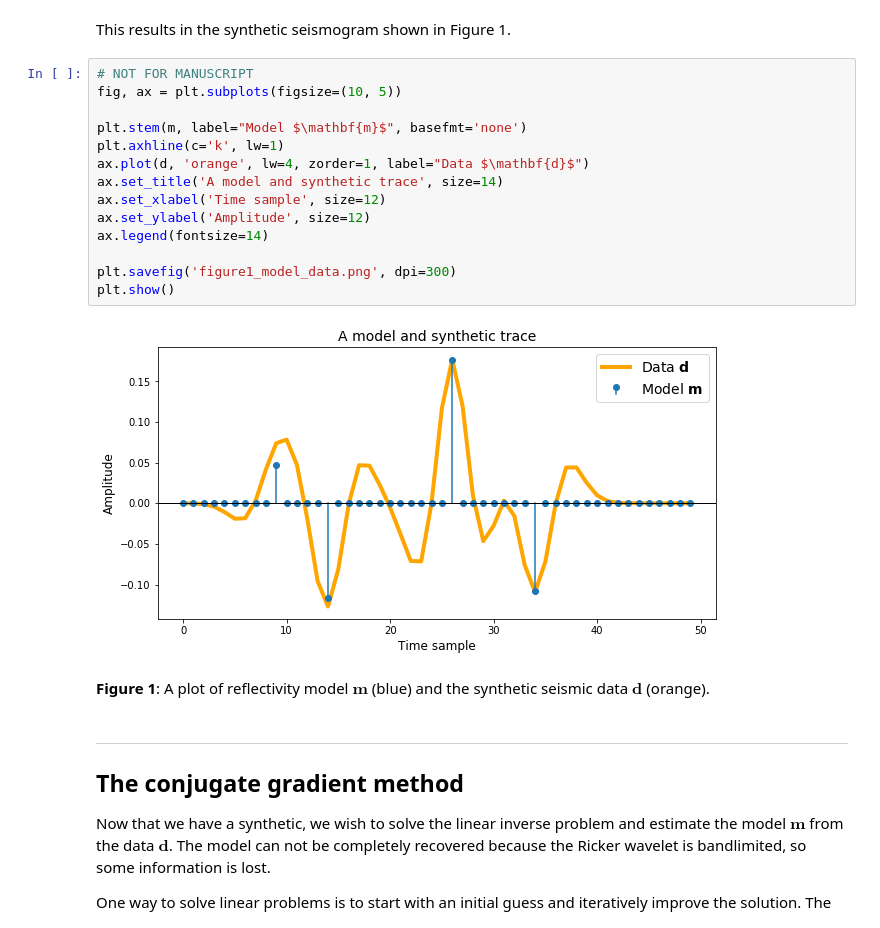
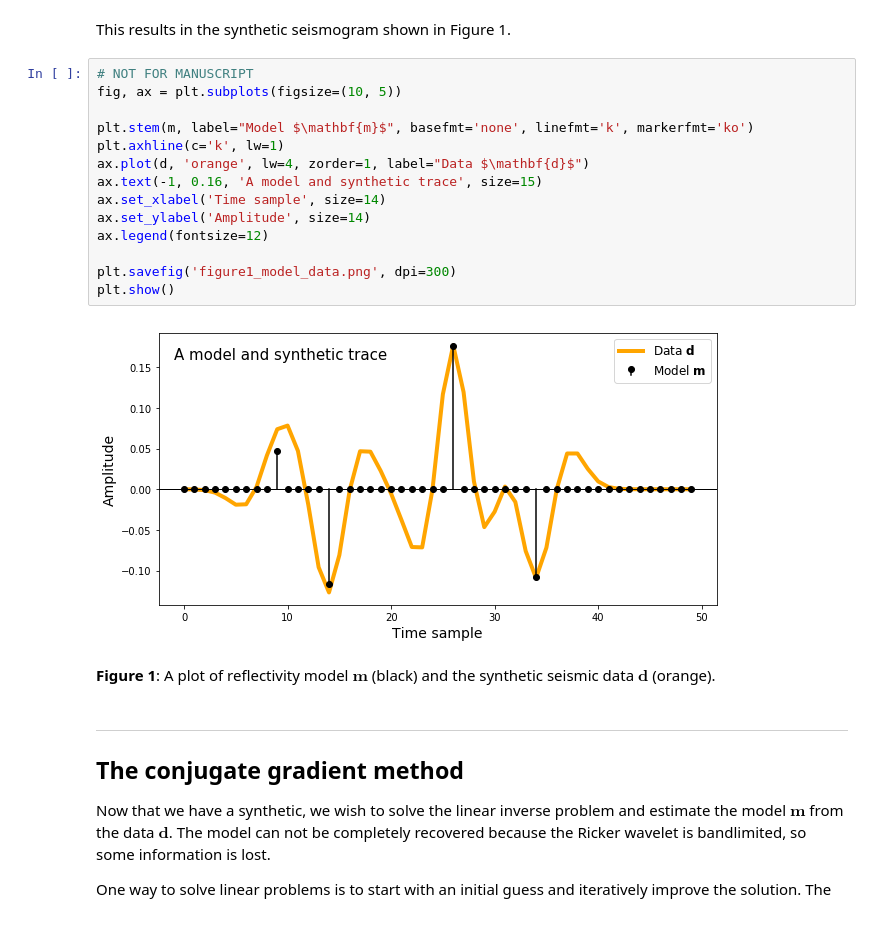
Before and after one commit to seg/tutorials-2018, a Jupyter notebook: 1804_Conjugate_gradient_inversion/conjugate_gradient_MS.ipynb, the cells around one changed output. Cells and saved outputs as stored; diff of their text form.

```diff
--- a/1804_Conjugate_gradient_inversion/conjugate_gradient_MS.ipynb
+++ b/1804_Conjugate_gradient_inversion/conjugate_gradient_MS.ipynb
@@ -188,21 +188,21 @@ This results in the synthetic seismogram shown in Figure 1.
 # %%
 # NOT FOR MANUSCRIPT
 fig, ax = plt.subplots(figsize=(10, 5))
 
-plt.stem(m, label="Model $\mathbf{m}$", basefmt='none')
+plt.stem(m, label="Model $\mathbf{m}$", basefmt='none', linefmt='k', markerfmt='ko')
 plt.axhline(c='k', lw=1)
 ax.plot(d, 'orange', lw=4, zorder=1, label="Data $\mathbf{d}$")
-ax.set_title('A model and synthetic trace', size=14)
-ax.set_xlabel('Time sample', size=12)
-ax.set_ylabel('Amplitude', size=12)
-ax.legend(fontsize=14)
+ax.text(-1, 0.16, 'A model and synthetic trace', size=15)
+ax.set_xlabel('Time sample', size=14)
+ax.set_ylabel('Amplitude', size=14)
+ax.legend(fontsize=12)
 
 plt.savefig('figure1_model_data.png', dpi=300)
 plt.show()
 # %% [output]
-[figure, old version]
+[figure, new version]
 # %% [markdown]
-__Figure 1__: A plot of reflectivity model $\mathbf{m}$ (blue) and the synthetic seismic data $\mathbf{d}$ (orange).
+__Figure 1__: A plot of reflectivity model $\mathbf{m}$ (black) and the synthetic seismic data $\mathbf{d}$ (orange).
 # %% [markdown]
 <hr>
 
```
Also changed, not shown: parts of 14 cells of this notebook.
